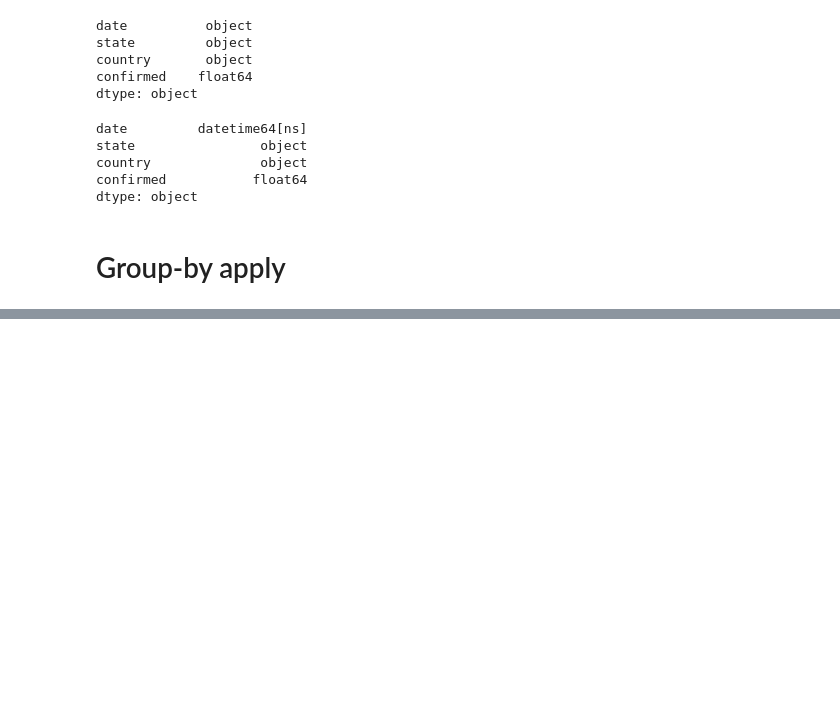
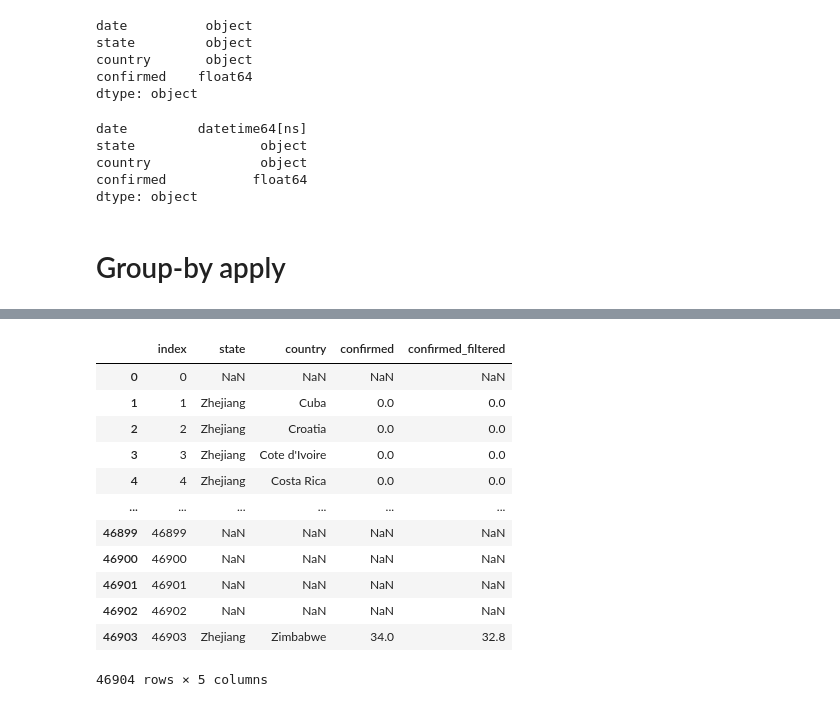
Before and after one commit to kshabani/Shabani_Covid_Data_Analysis, a Jupyter notebook: notebooks/Data_Preparation_V1.0.ipynb, the cells around one changed output, grey strips where cells are left out. Cells and saved outputs as stored; diff of their text form; code cells hidden in the pictures; blank space fills up the shorter version.

```diff
--- a/notebooks/Data_Preparation_V1.0.ipynb
+++ b/notebooks/Data_Preparation_V1.0.ipynb
@@ -264,0 +518,35 @@ pd_JH_data.head()
+# %%
+from scipy import signal
+
+def savgol_filter(df_input,column='confirmed',window=5):
+    ''' Savgol Filter which can be used in groupby apply function
+        it ensures that the data structure is kept'''
+    window=5,
+    degree=1
+    df_result=df_input
+
+    filter_in=df_input[column].fillna(0) # attention with the neutral element here
+
+    result=signal.savgol_filter(np.array(filter_in),
+                           5, # window size used for filtering
+                           1)
+    df_result[column+'_filtered']=result
+    return df_result
+# %%
+pd_filtered_result=pd_JH_data[['state','country','confirmed']].groupby(['state','country']).apply(savgol_filter).reset_index()
+# %%
+pd_filtered_result
+# %% [output]
+|  | index | state | country | confirmed | confirmed_filtered |
+| 0 | 0 | NaN | NaN | NaN | NaN |
+| 1 | 1 | Zhejiang | Cuba | 0.0 | 0.0 |
+| 2 | 2 | Zhejiang | Croatia | 0.0 | 0.0 |
+| 3 | 3 | Zhejiang | Cote d'Ivoire | 0.0 | 0.0 |
+| 4 | 4 | Zhejiang | Costa Rica | 0.0 | 0.0 |
+| ... | ... | ... | ... | ... | ... |
+| 46899 | 46899 | NaN | NaN | NaN | NaN |
+| 46900 | 46900 | NaN | NaN | NaN | NaN |
+| 46901 | 46901 | NaN | NaN | NaN | NaN |
+| 46902 | 46902 | NaN | NaN | NaN | NaN |
+| 46903 | 46903 | Zhejiang | Zimbabwe | 34.0 | 32.8 |
+46904 rows × 5 columns
```
Also changed, not shown: parts of 29 cells of this notebook, 6 other files.
